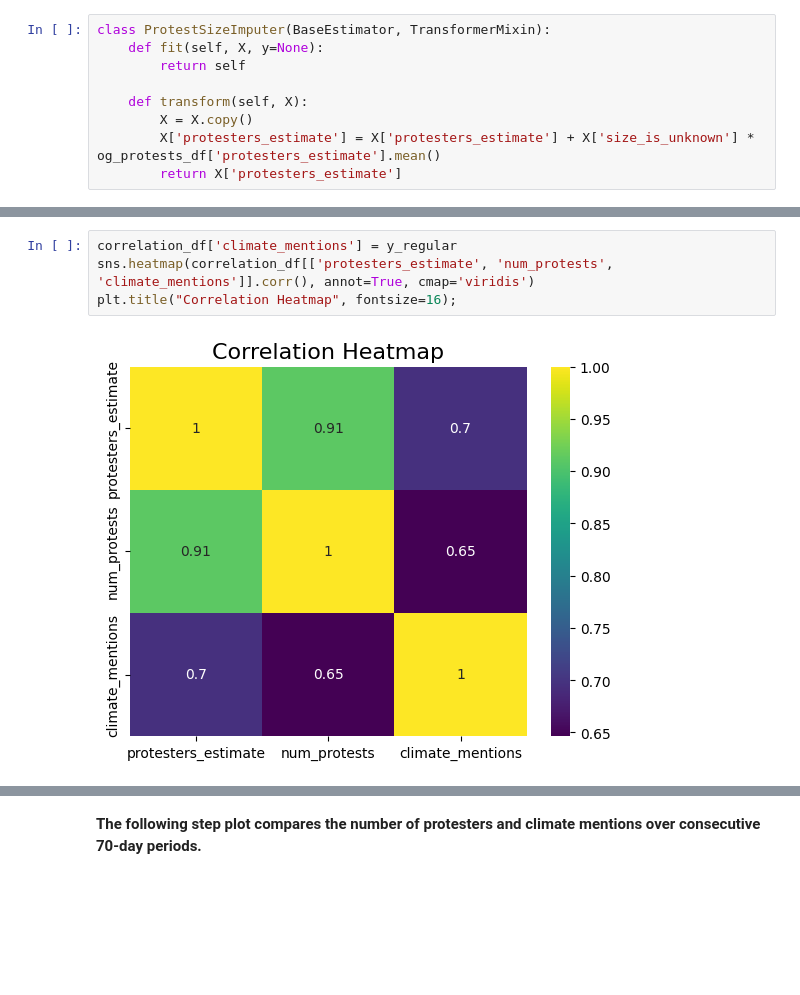
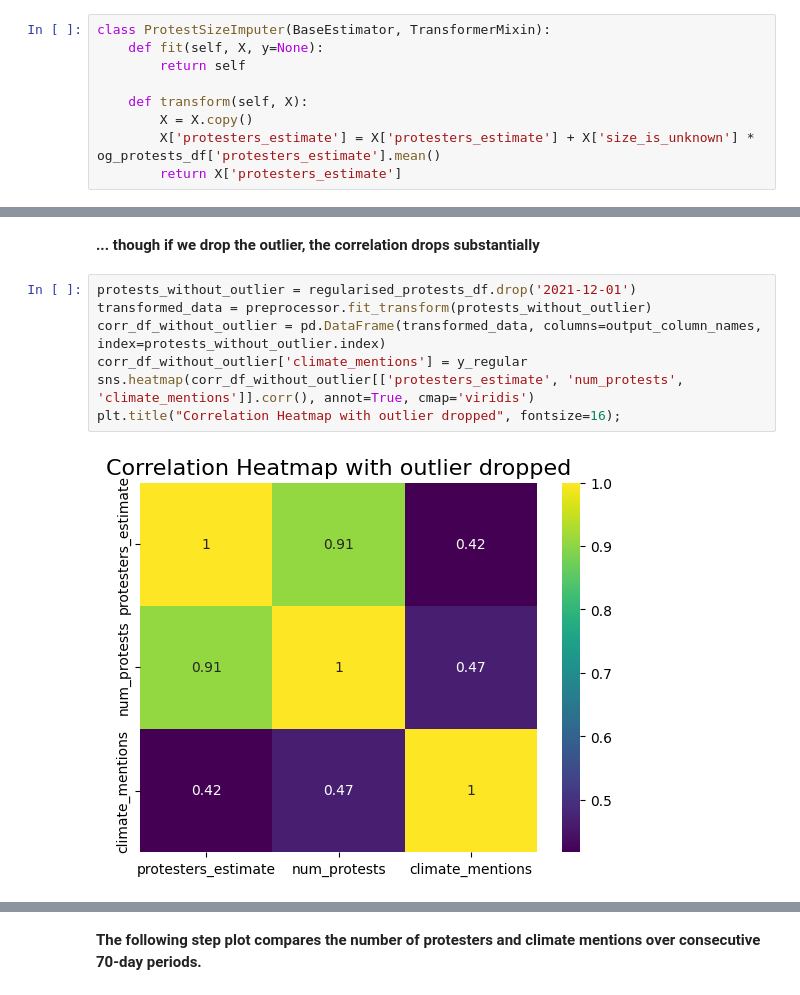
Before and after one commit to Arepo/climate_protest_modelling, a Jupyter notebook: Climate protest modelling.ipynb, the cells around one changed output, grey strips where cells are left out. Drawn from its saved outputs; the diff is of its cells as text; blank space fills up the shorter version.

```diff
--- a/Climate protest modelling.ipynb
+++ b/Climate protest modelling.ipynb
@@ -403,6 +451,11 @@ R-squared: 0.48415257262102895
-# %%
-correlation_df['climate_mentions'] = y_regular
-sns.heatmap(correlation_df[['protesters_estimate', 'num_protests', 'climate_mentions']].corr(), annot=True, cmap='viridis')
-plt.title("Correlation Heatmap", fontsize=16);
-# %% [output]
-[figure, removed]
+# %% [markdown]
+**... though if we drop the outlier, the correlation drops substantially**
+# %%
+protests_without_outlier = regularised_protests_df.drop('2021-12-01')
+transformed_data = preprocessor.fit_transform(protests_without_outlier)
+corr_df_without_outlier = pd.DataFrame(transformed_data, columns=output_column_names, index=protests_without_outlier.index)
+corr_df_without_outlier['climate_mentions'] = y_regular
+sns.heatmap(corr_df_without_outlier[['protesters_estimate', 'num_protests', 'climate_mentions']].corr(), annot=True, cmap='viridis')
+plt.title("Correlation Heatmap with outlier dropped", fontsize=16);
+# %% [output]
+[figure, added]
```
Also changed, not shown: parts of 40 cells of this notebook, 1 other file.
